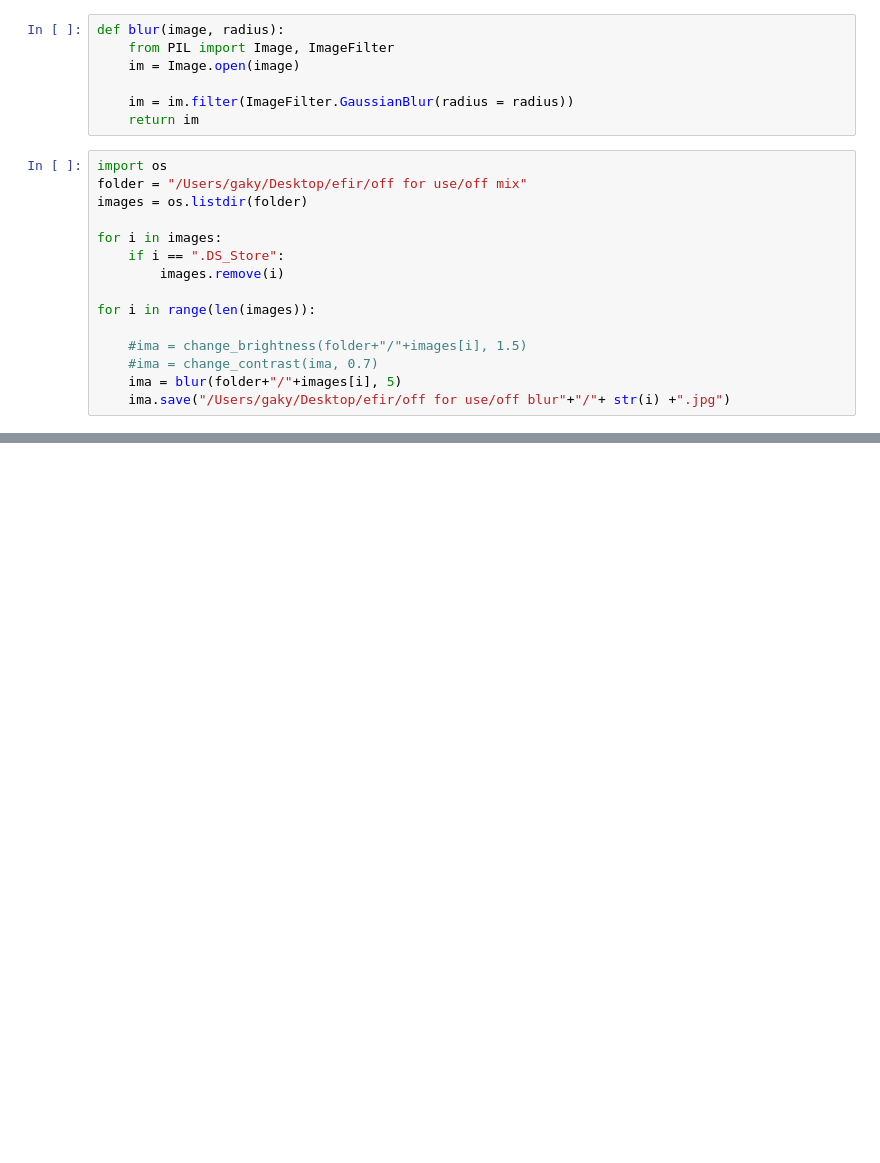
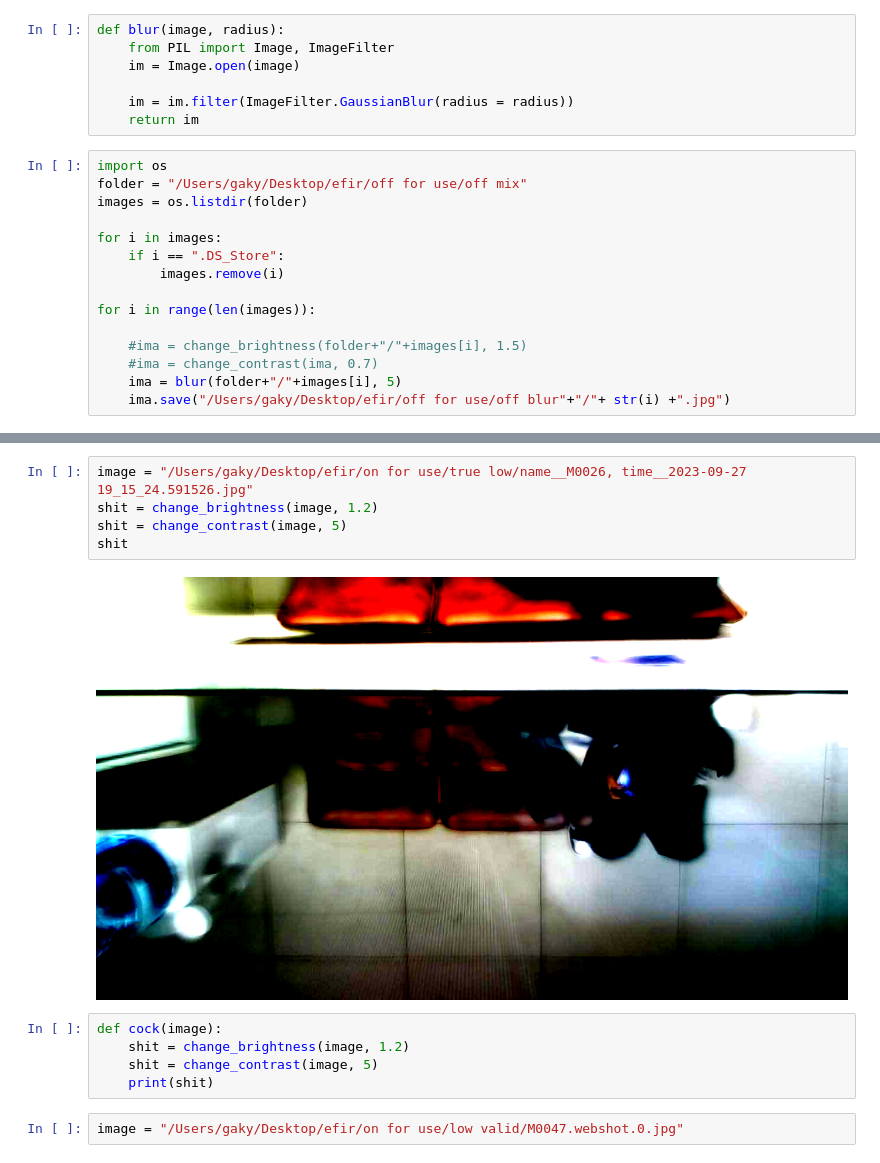
Before and after one commit to TheGaky/Final-Project, a Jupyter notebook: Data Augmentation.ipynb, the cells around one changed output, grey strips where cells are left out. Cells and saved outputs as stored; diff of their text form; blank space fills up the shorter version.

```diff
--- a/Data Augmentation.ipynb
+++ b/Data Augmentation.ipynb
@@ -40,0 +59,14 @@ for i in range(len(images)):
+# %%
+image = "/Users/gaky/Desktop/efir/on for use/true low/name__M0026, time__2023-09-27 19_15_24.591526.jpg"
+shit = change_brightness(image, 1.2)
+shit = change_contrast(image, 5)
+shit
+# %% [output]
+[figure, added]
+# %%
+def cock(image):
+    shit = change_brightness(image, 1.2)
+    shit = change_contrast(image, 5)
+    print(shit)
+# %%
+image = "/Users/gaky/Desktop/efir/on for use/low valid/M0047.webshot.0.jpg"
```
Also changed, not shown: parts of 9 cells of this notebook, 7 other files.
